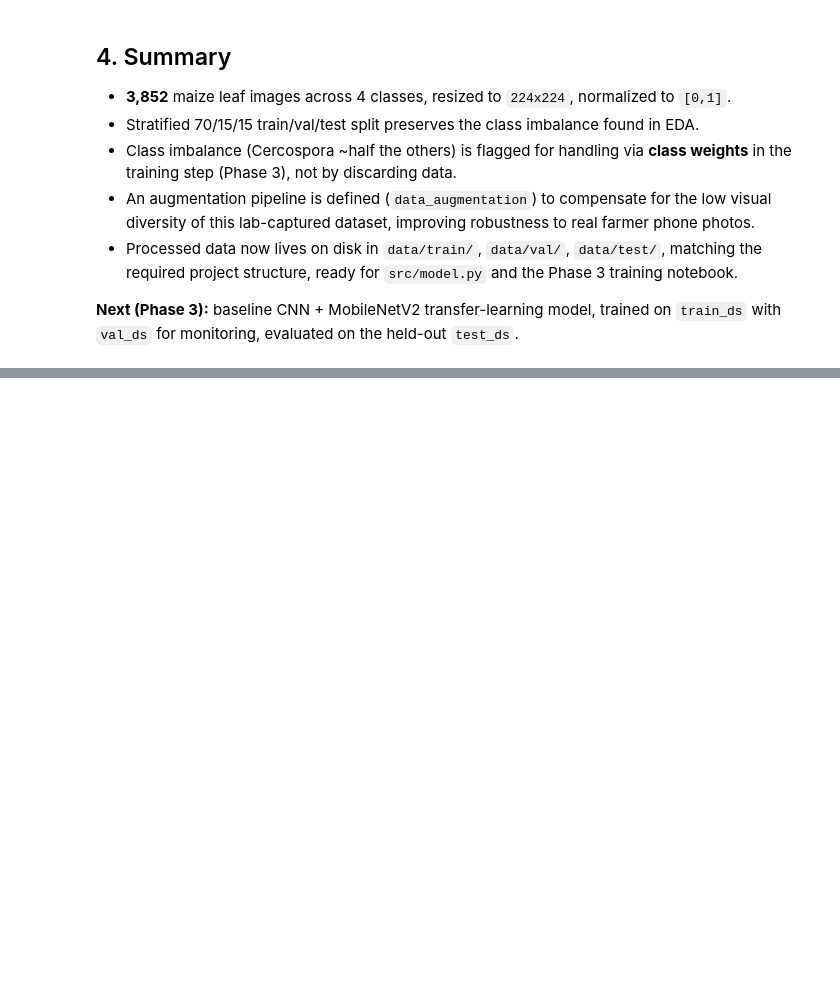
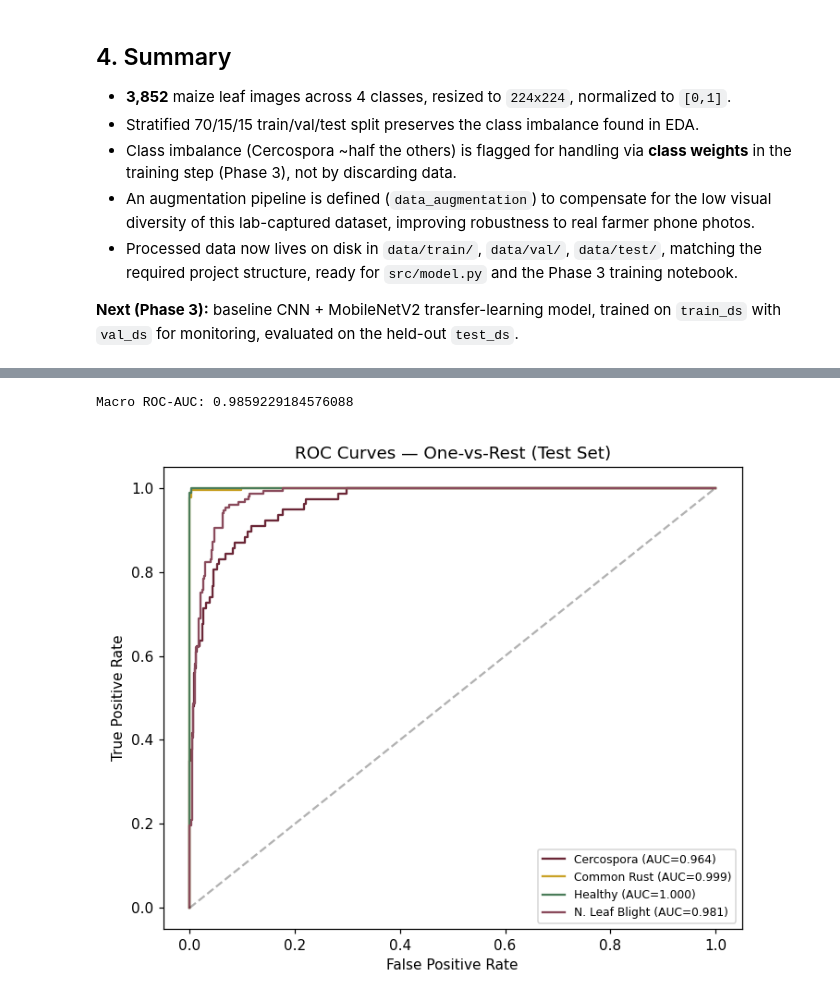
Before and after one commit to inyangelarissa/crop_disease_indetifier, a Jupyter notebook: notebook/maize_leaf_disease.ipynb, the cells around one changed output, grey strips where cells are left out. Saved outputs shown, nothing was run; the diff lists cells and outputs as text; code cells hidden in the pictures; blank space fills up the shorter version.

```diff
--- a/notebook/maize_leaf_disease.ipynb
+++ b/notebook/maize_leaf_disease.ipynb
@@ -270,0 +572,24 @@ Class order used by tf.data: see image_dataset_from_directory output above
+# %%
+from sklearn.metrics import roc_curve, auc
+import numpy as np
+
+y_true_onehot = np.eye(4)[y_true]
+colors = ["#6b2737", "#c9a227", "#4a7c59", "#8a4b5c"]
+fig, ax = plt.subplots(figsize=(6.5,5.5))
+for i, (c, color) in enumerate(zip(CLASSES, colors)):
+    fpr, tpr, _ = roc_curve(y_true_onehot[:, i], y_pred_probs[:, i])
+    roc_auc = auc(fpr, tpr)
+    ax.plot(fpr, tpr, color=color, label=f"{short[i]} (AUC={roc_auc:.3f})")
+ax.plot([0,1],[0,1],"k--", alpha=0.3)
+ax.set_xlabel("False Positive Rate"); ax.set_ylabel("True Positive Rate")
+ax.set_title("ROC Curves — One-vs-Rest (Test Set)")
+ax.legend(fontsize=8, loc="lower right")
+plt.tight_layout()
+plt.savefig("../data/roc_curves.png", dpi=110)
+plt.show()
+
+from sklearn.metrics import roc_auc_score
+print("Macro ROC-AUC:", roc_auc_score(y_true_onehot, y_pred_probs, average="macro", multi_class="ovr"))
+# %% [output]
+Macro ROC-AUC: 0.9859229184576088
+[figure, added]
```
Also changed, not shown: parts of 29 cells of this notebook, 1 other file.
